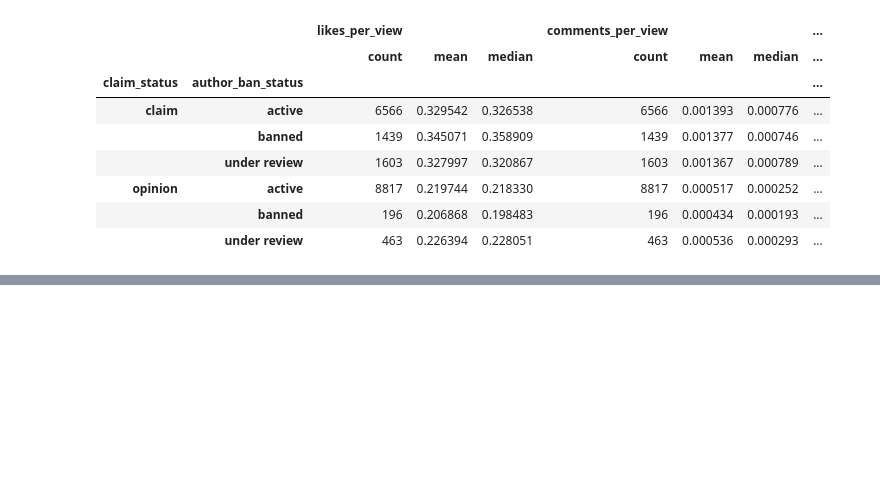
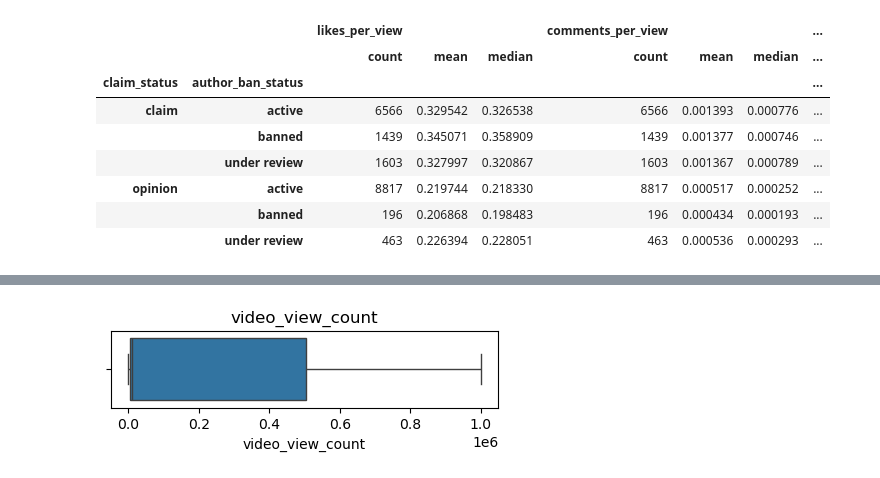
Before and after one commit to Keyur23/TikTok-Content-Classification-using-Machine-Learning, a Jupyter notebook: TikTok-Content-Classification.ipynb, the cells around one changed output, grey strips where cells are left out. Cells and saved outputs as stored; diff of their text form; code cells hidden in the pictures; blank space fills up the shorter version.

```diff
--- a/TikTok-Content-Classification.ipynb
+++ b/TikTok-Content-Classification.ipynb
@@ -155,0 +173,6 @@ data.groupby(['claim_status', 'author_ban_status']).agg(
+# %%
+plt.figure(figsize=(5,1))
+plt.title('video_view_count')
+sns.boxplot(x=data['video_view_count']);
+# %% [output]
+[figure, added]
```
Also changed, not shown: parts of 23 cells of this notebook.
